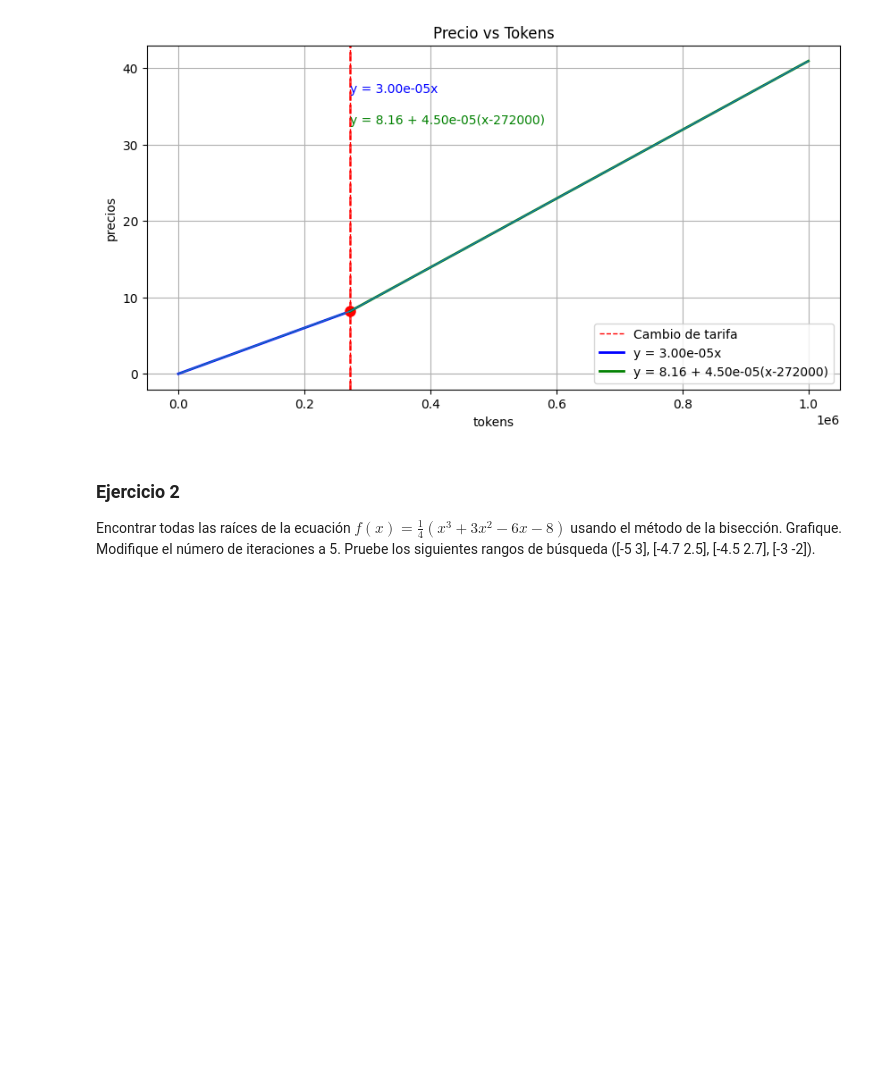
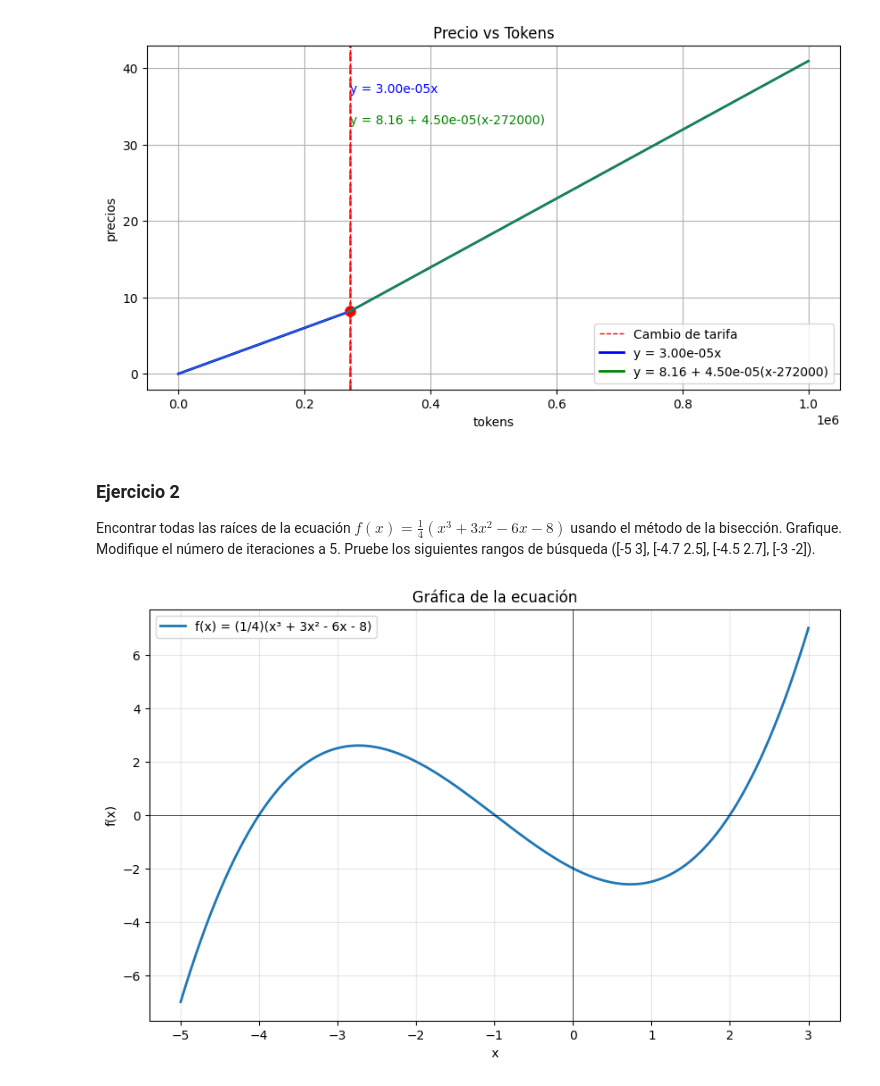
Before and after one commit to Joe-575/Joe-575-Taller1-Metodos-Numericos, a Jupyter notebook: taller1.ipynb, the cells around one changed output. Saved outputs shown, nothing was run; the diff lists cells and outputs as text; code cells hidden in the pictures; blank space fills up the shorter version.

```diff
--- a/taller1.ipynb
+++ b/taller1.ipynb
@@ -83,3 +83,24 @@ plt.show()
 ### Ejercicio 2
 Encontrar todas las raíces de la ecuación $f(x) = \frac{1}{4}(x^3 + 3x^2 - 6x - 8)$
 usando el método de la bisección.  Grafique. Modifique el número de iteraciones a 5. Pruebe los siguientes rangos de búsqueda ([-5 3], [-4.7 2.5], [-4.5 2.7], [-3 -2]).
+# %%
+import numpy as np
+def ecuacion(x):
+    return (0.25)*(x**3 + 3*x**2 - 6*x - 8)
+
+# Graficar la ecuación
+x_valores = np.linspace(-5, 3, 1000)
+y_valores = [ecuacion(x) for x in x_valores]
+
+plt.figure(figsize=(10, 6))
+plt.plot(x_valores, y_valores, linewidth=2, label='f(x) = (1/4)(x³ + 3x² - 6x - 8)')
+plt.axhline(y=0, color='black', linewidth=0.5)
+plt.axvline(x=0, color='black', linewidth=0.5)
+plt.grid(True, alpha=0.3)
+plt.xlabel('x')
+plt.ylabel('f(x)')
+plt.title('Gráfica de la ecuación')
+plt.legend()
+plt.show()
+# %% [output]
+[figure, added]
```
Also changed, not shown: parts of 1 cell of this notebook.
